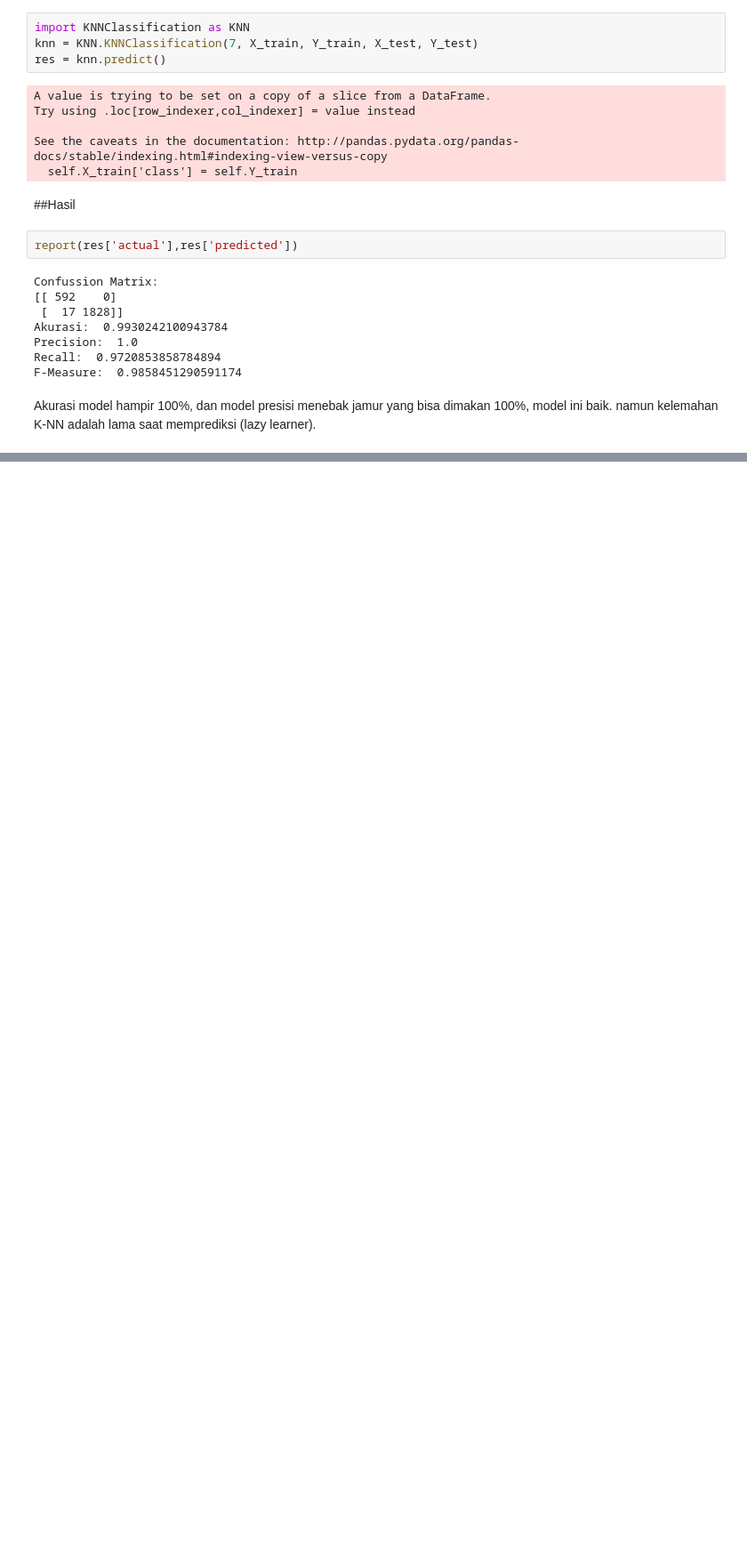
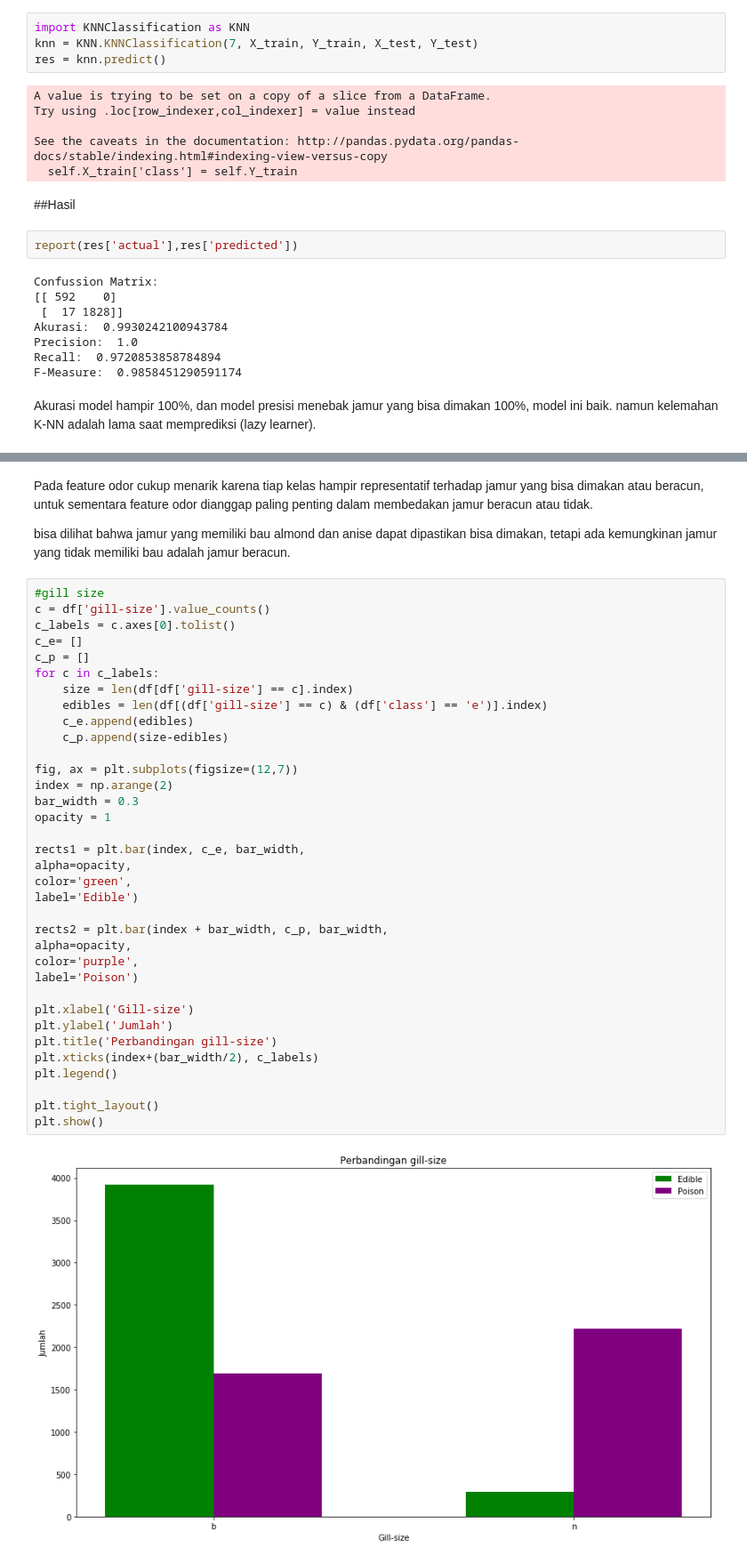
Before and after one commit to ijalalfrz/Mushroom-data-classification-, a Jupyter notebook: Mushroom data classification.ipynb, the cells around one changed output, grey strips where cells are left out. Shown: that part at 89% size. Drawn from its saved outputs; the diff is of its cells as text; blank space fills up the shorter version.

```diff
--- a/Mushroom data classification.ipynb
+++ b/Mushroom data classification.ipynb
@@ -216,0 +337,41 @@ Akurasi model hampir 100%, dan model presisi menebak jamur yang bisa dimakan 100
+# %% [markdown]
+Pada feature odor cukup menarik karena tiap kelas hampir representatif terhadap jamur yang bisa dimakan atau beracun, untuk sementara feature odor dianggap paling penting dalam membedakan jamur beracun atau tidak.
+
+bisa dilihat bahwa jamur yang memiliki bau almond dan anise dapat dipastikan bisa dimakan, tetapi ada kemungkinan jamur yang tidak memiliki bau adalah jamur beracun.
+# %%
+#gill size
+c = df['gill-size'].value_counts()
+c_labels = c.axes[0].tolist()
+c_e= []
+c_p = []
+for c in c_labels:
+    size = len(df[df['gill-size'] == c].index)
+    edibles = len(df[(df['gill-size'] == c) & (df['class'] == 'e')].index)
+    c_e.append(edibles)
+    c_p.append(size-edibles)
+
+fig, ax = plt.subplots(figsize=(12,7))
+index = np.arange(2)
+bar_width = 0.3
+opacity = 1
+
+rects1 = plt.bar(index, c_e, bar_width,
+alpha=opacity,
+color='green',
+label='Edible')
+
+rects2 = plt.bar(index + bar_width, c_p, bar_width,
+alpha=opacity,
+color='purple',
+label='Poison')
+
+plt.xlabel('Gill-size')
+plt.ylabel('Jumlah')
+plt.title('Perbandingan gill-size')
+plt.xticks(index+(bar_width/2), c_labels)
+plt.legend()
+
+plt.tight_layout()
+plt.show()
+# %% [output]
+[figure, added]
```
Also changed, not shown: parts of 19 cells of this notebook, 1 other file.
